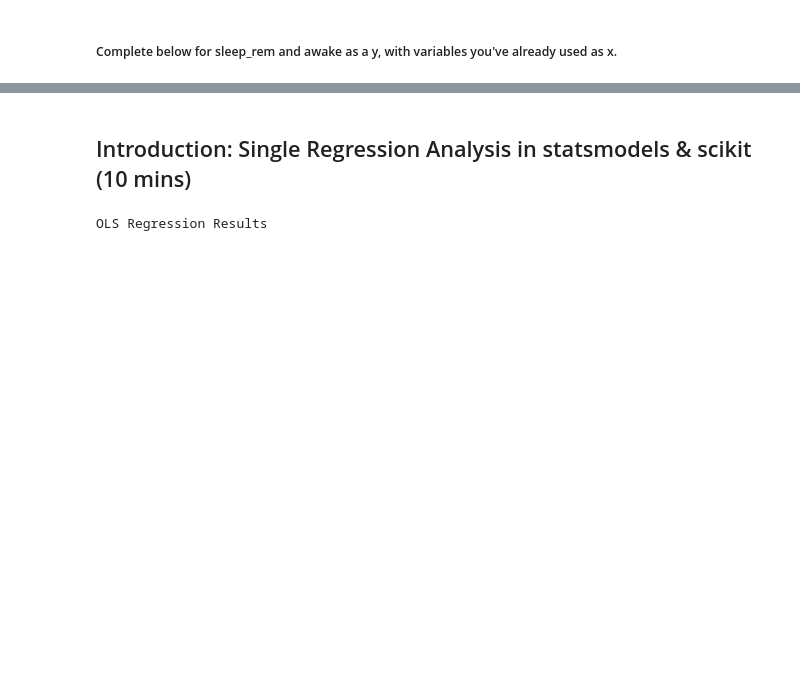
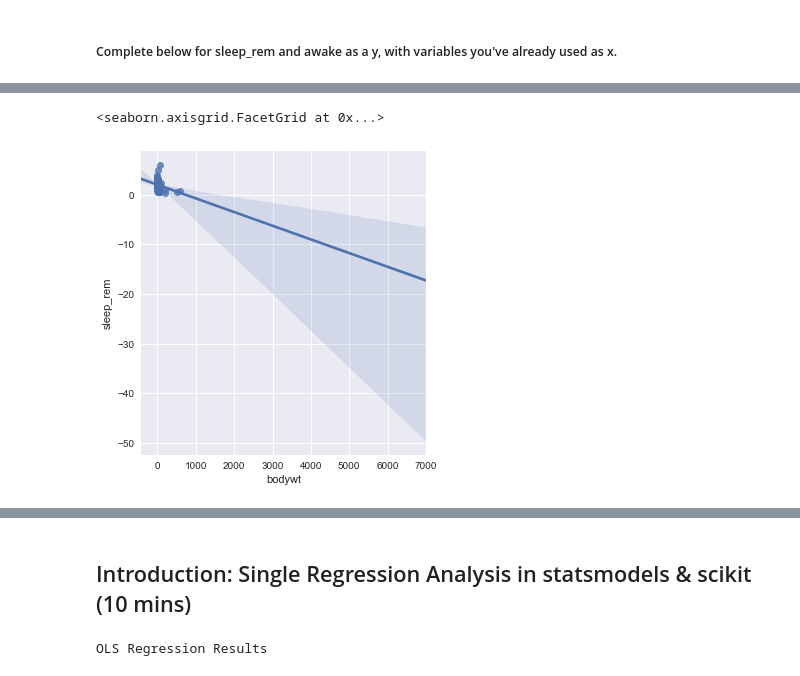
Before and after one commit to hkalavala/DS_SM_15_HK, a Jupyter notebook: lessons/lesson-06/code/starter-code/starter-code-6-Copy1.ipynb, the cells around one changed output, grey strips where cells are left out. Drawn from its saved outputs; the diff is of its cells as text; code cells hidden in the pictures; blank space fills up the shorter version.

```diff
--- a/lessons/lesson-06/code/starter-code/starter-code-6-Copy1.ipynb
+++ b/lessons/lesson-06/code/starter-code/starter-code-6-Copy1.ipynb
@@ -72,0 +71,5 @@ NameError: name 'x' is not defined
+# %%
+sns.lmplot('bodywt','sleep_rem', mammals)
+# %% [output]
+<seaborn.axisgrid.FacetGrid at 0x...>
+[figure, added]
```
Also changed, not shown: parts of 8 cells of this notebook, 1 other file.
